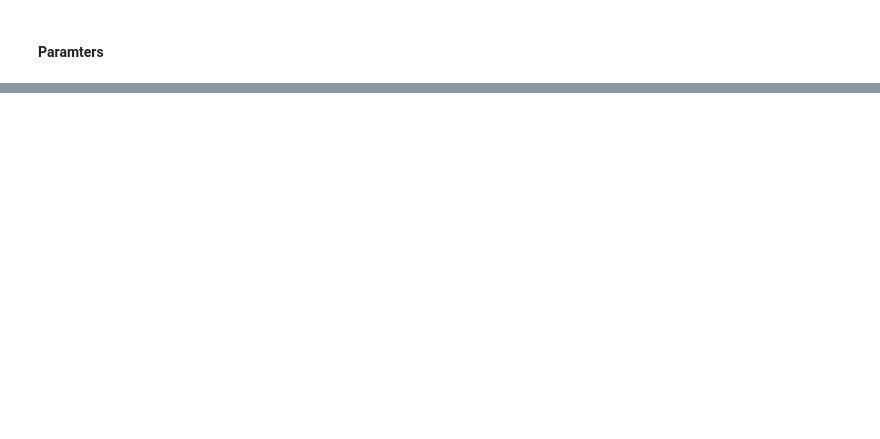
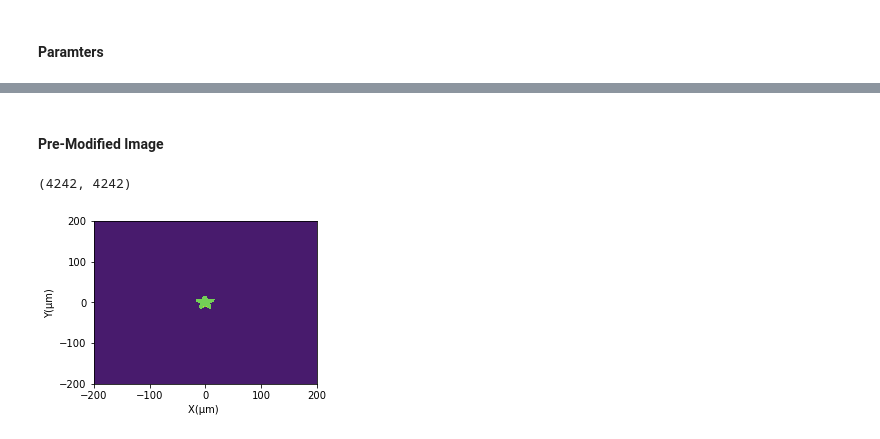
Before and after one commit to yesunhuang/Optics_Toolbox_In_Python, a Jupyter notebook: notebooks/FourierLens.ipynb, the cells around one changed output, grey strips where cells are left out. Cells and saved outputs as stored; diff of their text form; code cells hidden in the pictures; blank space fills up the shorter version.

```diff
--- a/notebooks/FourierLens.ipynb
+++ b/notebooks/FourierLens.ipynb
@@ -53,10 +36,10 @@ By using Angle spectrum method or RS diffraction integral, numerically simulate
 # %% [markdown]
 #### Paramters
 # %%
-N_size=501
-#μm plane [20,20]μm
-interval=0.040
+N_size=2001
+#μm plane [400,400]μm
+interval=0.2
 waveLambda=0.633
 k=2.0*pi/waveLambda
-actual_Size=N_size*interval
+actualSize=N_size*interval
 xyInterval=[interval]*2
@@ -73,0 +64,12 @@ displace_2d(intensity(U0),labels,range)
+# %% [markdown]
+#### Pre-Modified Image
+# %%
+padSize=int((actualSize/(imgActualSize)*imgNSize-imgNSize)/2)
+preImg=cv2.copyMakeBorder(grayImg,padSize,padSize,padSize,padSize,cv2.BORDER_CONSTANT,value=0)
+labels=['X(μm) ','Y(μm)']
+range=[[-actualSize/2.0,actualSize/2.0]]*2
+hp.displace_2d(preImg,labels,range)
+print(preImg.shape)
+# %% [output]
+(4242, 4242)
+[figure, added]
```
Also changed, not shown: parts of 59 cells of this notebook, 3 other files.
